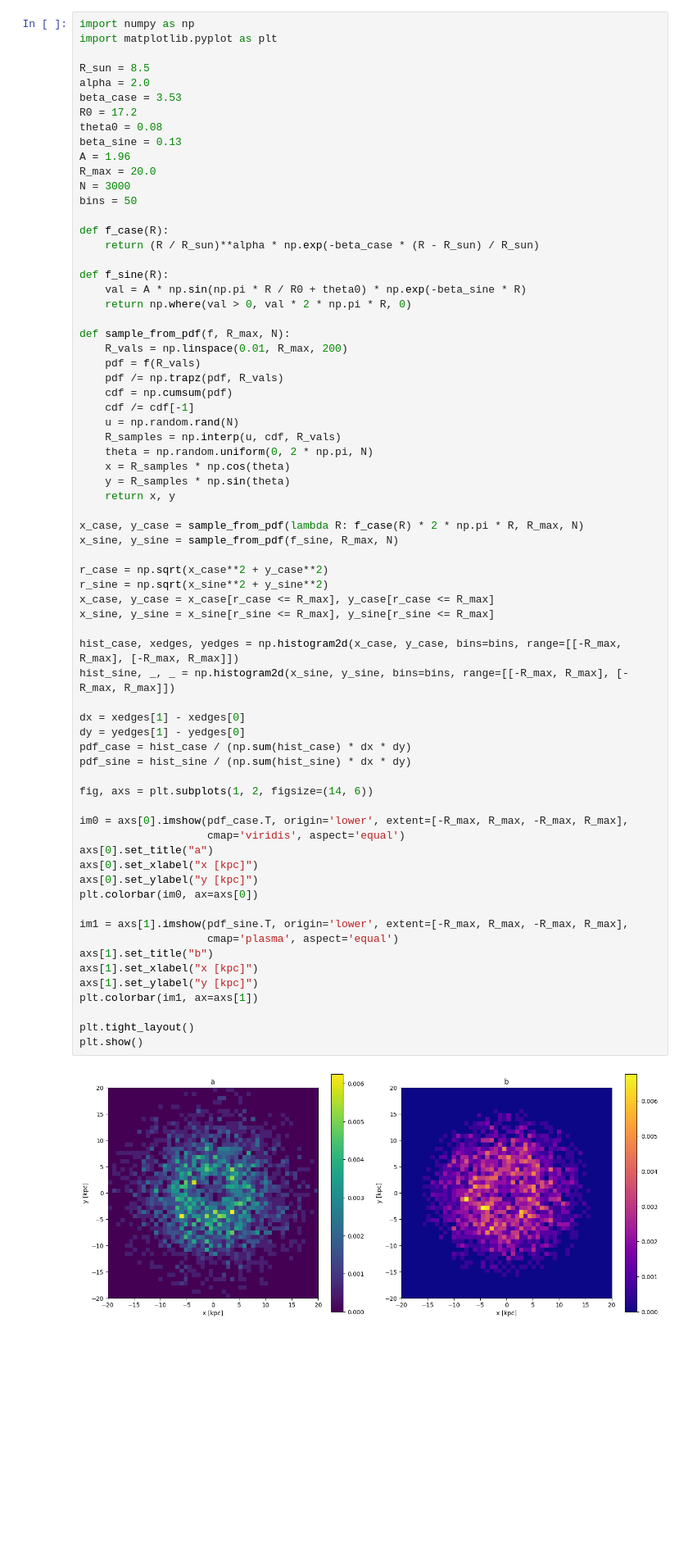
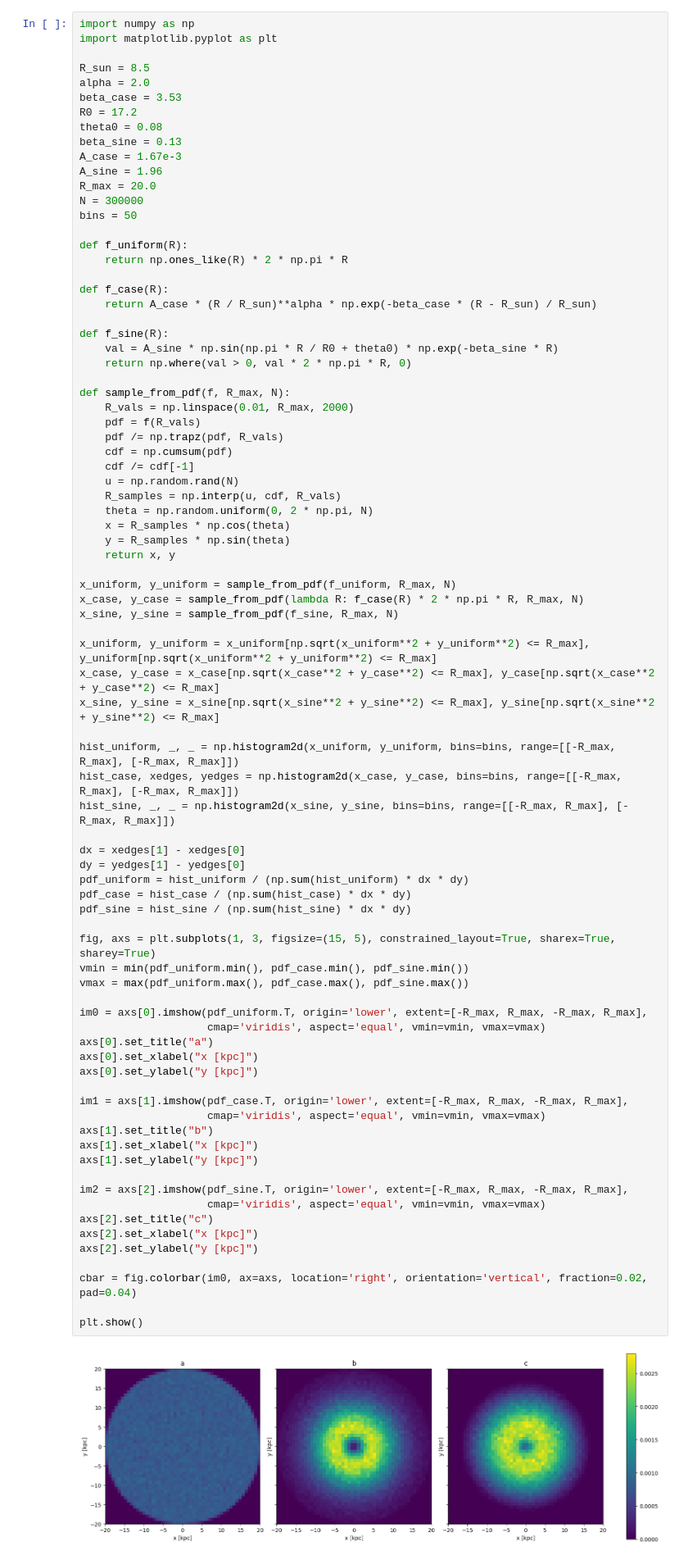
Before and after one commit to JP12468/CRmap, a Jupyter notebook: CRmap.ipynb, the cells around one changed output. Shown at 82% size. Drawn from its saved outputs; the diff is of its cells as text; blank space fills up the shorter version.

```diff
--- a/CRmap.ipynb
+++ b/CRmap.ipynb
@@ -423,20 +592,24 @@ beta_case = 3.53
 R0 = 17.2
 theta0 = 0.08
 beta_sine = 0.13
-A = 1.96
+A_case = 1.67e-3
+A_sine = 1.96
 R_max = 20.0
-N = 3000
+N = 300000
 bins = 50
 
+def f_uniform(R):
+    return np.ones_like(R) * 2 * np.pi * R
+
 def f_case(R):
-    return (R / R_sun)**alpha * np.exp(-beta_case * (R - R_sun) / R_sun)
+    return A_case * (R / R_sun)**alpha * np.exp(-beta_case * (R - R_sun) / R_sun)
 
 def f_sine(R):
-    val = A * np.sin(np.pi * R / R0 + theta0) * np.exp(-beta_sine * R)
+    val = A_sine * np.sin(np.pi * R / R0 + theta0) * np.exp(-beta_sine * R)
     return np.where(val > 0, val * 2 * np.pi * R, 0)
 
 def sample_from_pdf(f, R_max, N):
-    R_vals = np.linspace(0.01, R_max, 200)
+    R_vals = np.linspace(0.01, R_max, 2000)
     pdf = f(R_vals)
     pdf /= np.trapz(pdf, R_vals)
     cdf = np.cumsum(pdf)
@@ -444,46 +617,55 @@ def sample_from_pdf(f, R_max, N):
     u = np.random.rand(N)
     R_samples = np.interp(u, cdf, R_vals)
     theta = np.random.uniform(0, 2 * np.pi, N)
     x = R_samples * np.cos(theta)
     y = R_samples * np.sin(theta)
     return x, y
 
+x_uniform, y_uniform = sample_from_pdf(f_uniform, R_max, N)
 x_case, y_case = sample_from_pdf(lambda R: f_case(R) * 2 * np.pi * R, R_max, N)
 x_sine, y_sine = sample_from_pdf(f_sine, R_max, N)
 
-r_case = np.sqrt(x_case**2 + y_case**2)
-r_sine = np.sqrt(x_sine**2 + y_sine**2)
-x_case, y_case = x_case[r_case <= R_max], y_case[r_case <= R_max]
-x_sine, y_sine = x_sine[r_sine <= R_max], y_sine[r_sine <= R_max]
+x_uniform, y_uniform = x_uniform[np.sqrt(x_uniform**2 + y_uniform**2) <= R_max], y_uniform[np.sqrt(x_uniform**2 + y_uniform**2) <= R_max]
+x_case, y_case = x_case[np.sqrt(x_case**2 + y_case**2) <= R_max], y_case[np.sqrt(x_case**2 + y_case**2) <= R_max]
+x_sine, y_sine = x_sine[np.sqrt(x_sine**2 + y_sine**2) <= R_max], y_sine[np.sqrt(x_sine**2 + y_sine**2) <= R_max]
 
+hist_uniform, _, _ = np.histogram2d(x_uniform, y_uniform, bins=bins, range=[[-R_max, R_max], [-R_max, R_max]])
 hist_case, xedges, yedges = np.histogram2d(x_case, y_case, bins=bins, range=[[-R_max, R_max], [-R_max, R_max]])
 hist_sine, _, _ = np.histogram2d(x_sine, y_sine, bins=bins, range=[[-R_max, R_max], [-R_max, R_max]])
 
 dx = xedges[1] - xedges[0]
 dy = yedges[1] - yedges[0]
+pdf_uniform = hist_uniform / (np.sum(hist_uniform) * dx * dy)
 pdf_case = hist_case / (np.sum(hist_case) * dx * dy)
 pdf_sine = hist_sine / (np.sum(hist_sine) * dx * dy)
 
-fig, axs = plt.subplots(1, 2, figsize=(14, 6))
+fig, axs = plt.subplots(1, 3, figsize=(15, 5), constrained_layout=True, sharex=True, sharey=True)
+vmin = min(pdf_uniform.min(), pdf_case.min(), pdf_sine.min())
+vmax = max(pdf_uniform.max(), pdf_case.max(), pdf_sine.max())
 
-im0 = axs[0].imshow(pdf_case.T, origin='lower', extent=[-R_max, R_max, -R_max, R_max],
-                    cmap='viridis', aspect='equal')
+im0 = axs[0].imshow(pdf_uniform.T, origin='lower', extent=[-R_max, R_max, -R_max, R_max],
+                    cmap='viridis', aspect='equal', vmin=vmin, vmax=vmax)
 axs[0].set_title("a")
 axs[0].set_xlabel("x [kpc]")
 axs[0].set_ylabel("y [kpc]")
-plt.colorbar(im0, ax=axs[0])
 
-im1 = axs[1].imshow(pdf_sine.T, origin='lower', extent=[-R_max, R_max, -R_max, R_max],
-                    cmap='plasma', aspect='equal')
+im1 = axs[1].imshow(pdf_case.T, origin='lower', extent=[-R_max, R_max, -R_max, R_max],
+                    cmap='viridis', aspect='equal', vmin=vmin, vmax=vmax)
 axs[1].set_title("b")
 axs[1].set_xlabel("x [kpc]")
 axs[1].set_ylabel("y [kpc]")
-plt.colorbar(im1, ax=axs[1])
 
-plt.tight_layout()
+im2 = axs[2].imshow(pdf_sine.T, origin='lower', extent=[-R_max, R_max, -R_max, R_max],
+                    cmap='viridis', aspect='equal', vmin=vmin, vmax=vmax)
+axs[2].set_title("c")
+axs[2].set_xlabel("x [kpc]")
+axs[2].set_ylabel("y [kpc]")
+
+cbar = fig.colorbar(im0, ax=axs, location='right', orientation='vertical', fraction=0.02, pad=0.04)
+
 plt.show()
 # %% [output]
-[figure, old version]
+[figure, new version]
 # %%
 import numpy as np
 import matplotlib.pyplot as plt
```
Also changed, not shown: parts of 5 cells of this notebook.
